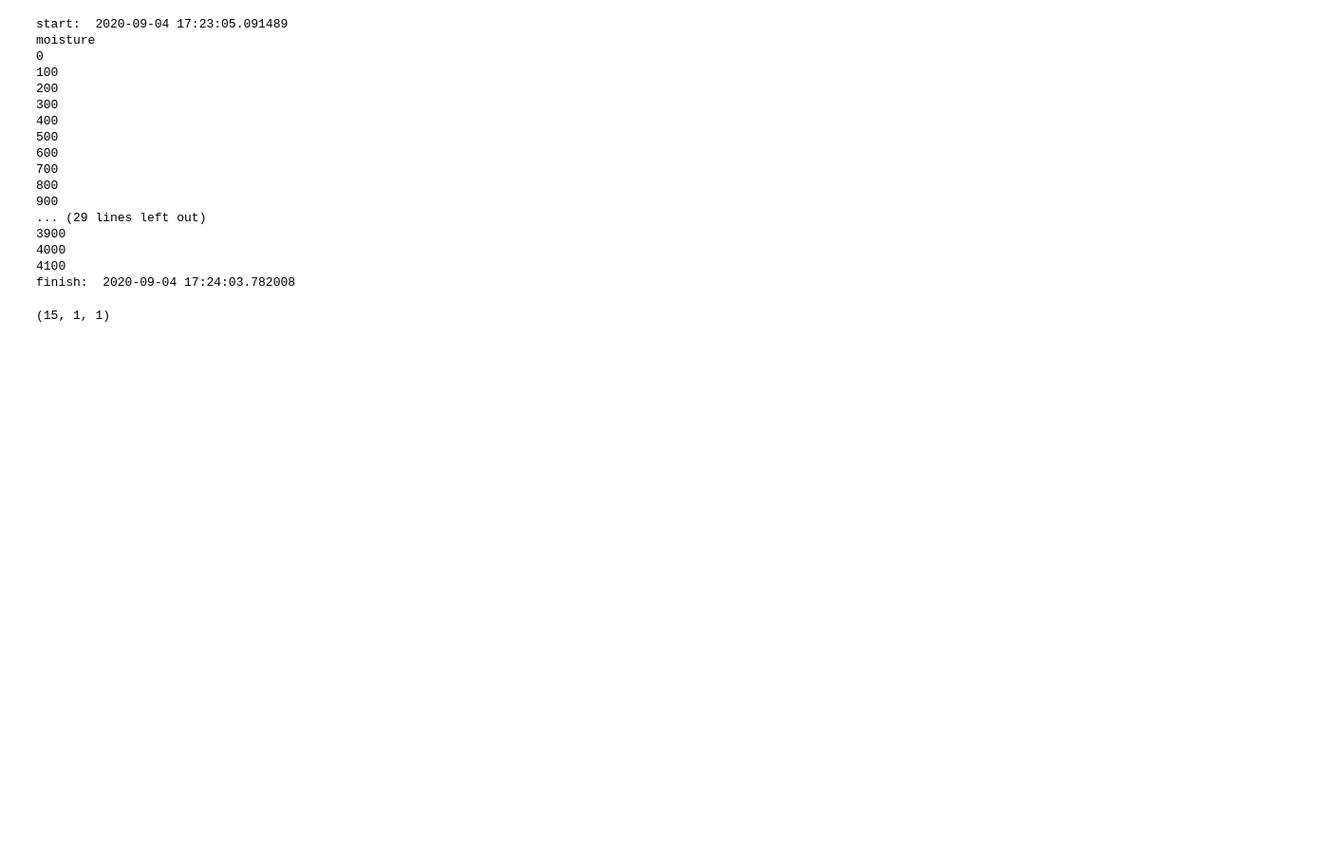
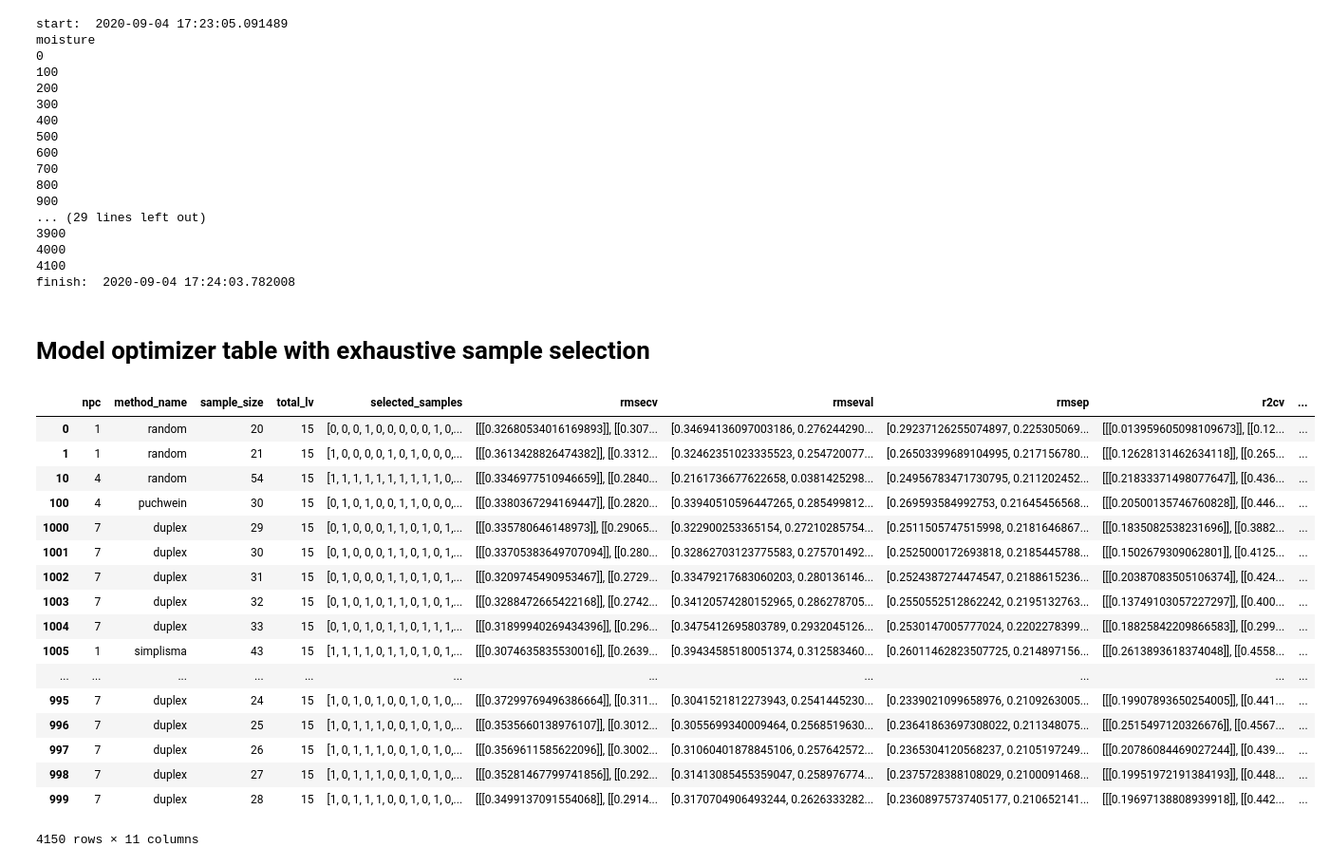
Before and after one commit to vfonsecad/sample_selection_simpls, a Jupyter notebook: experiments/exp001/scripts/02_use_simpls_module_sample_selection.ipynb, the cells around one changed output. Shown: that part at 95% size. Saved outputs shown, nothing was run; the diff lists cells and outputs as text; code cells hidden in the pictures; blank space fills up the shorter version.

```diff
--- a/experiments/exp001/scripts/02_use_simpls_module_sample_selection.ipynb
+++ b/experiments/exp001/scripts/02_use_simpls_module_sample_selection.ipynb
@@ -15,7 +15,7 @@ import datetime
 import os
 
 
-base_dir = "/home/u0106869/vfonsecad/kul_phd/github_projects/sample_selection_simpls"
+base_dir = "/sample_selection_simpls"
 
 # --- data handling modules
 
@@ -231,7 +231,3 @@ moisture
 4000
 4100
 finish:  2020-09-04 17:24:03.782008
-# %%
-df_output.iloc[0]["rmsecv"].shape
-# %% [output]
-(15, 1, 1)
@@ -239,0 +234,23 @@ df_output.iloc[0]["rmsecv"].shape
+# %% [markdown]
+# Model optimizer table with exhaustive sample selection
+# %%
+df_output
+# %% [output]
+|  | npc | method_name | sample_size | total_lv | selected_samples | rmsecv | rmseval | rmsep | r2cv | ... |
+| 0 | 1 | random | 20 | 15 | [0, 0, 0, 1, 0, 0, 0, 0, 0, 1, 0,... | [[[0.32680534016169893]], [[0.307... | [0.34694136097003186, 0.276244290... | [0.29237126255074897, 0.225305069... | [[[0.013959605098109673]], [[0.12... | ... |
+| 1 | 1 | random | 21 | 15 | [1, 0, 0, 0, 0, 1, 0, 1, 0, 0, 0,... | [[[0.3613428826474382]], [[0.3312... | [0.32462351023335523, 0.254720077... | [0.26503399689104995, 0.217156780... | [[[0.12628131462634118]], [[0.265... | ... |
+| 10 | 4 | random | 54 | 15 | [1, 1, 1, 1, 1, 1, 1, 1, 1, 1, 0,... | [[[0.3346977510946659]], [[0.2840... | [0.2161736677622658, 0.0381425298... | [0.24956783471730795, 0.211202452... | [[[0.21833371498077647]], [[0.436... | ... |
+| 100 | 4 | puchwein | 30 | 15 | [0, 1, 0, 1, 0, 0, 1, 1, 0, 0, 0,... | [[[0.3380367294169447]], [[0.2820... | [0.33940510596447265, 0.285499812... | [0.269593584992753, 0.21645456568... | [[[0.20500135746760828]], [[0.446... | ... |
+| 1000 | 7 | duplex | 29 | 15 | [0, 1, 0, 0, 0, 1, 1, 0, 1, 0, 1,... | [[[0.335780646148973]], [[0.29065... | [0.322900253365154, 0.27210285754... | [0.2511505747515998, 0.2181646867... | [[[0.1835082538231696]], [[0.3882... | ... |
+| 1001 | 7 | duplex | 30 | 15 | [0, 1, 0, 0, 0, 1, 1, 0, 1, 0, 1,... | [[[0.33705383649707094]], [[0.280... | [0.32862703123775583, 0.275701492... | [0.2525000172693818, 0.2185445788... | [[[0.1502679309062801]], [[0.4125... | ... |
+| 1002 | 7 | duplex | 31 | 15 | [0, 1, 0, 0, 0, 1, 1, 0, 1, 0, 1,... | [[[0.3209745490953467]], [[0.2729... | [0.33479217683060203, 0.280136146... | [0.2524387274474547, 0.2188615236... | [[[0.20387083505106374]], [[0.424... | ... |
+| 1003 | 7 | duplex | 32 | 15 | [0, 1, 0, 1, 0, 1, 1, 0, 1, 0, 1,... | [[[0.3288472665422168]], [[0.2742... | [0.34120574280152965, 0.286278705... | [0.2550552512862242, 0.2195132763... | [[[0.13749103057227297]], [[0.400... | ... |
+| 1004 | 7 | duplex | 33 | 15 | [0, 1, 0, 1, 0, 1, 1, 0, 1, 1, 1,... | [[[0.31899940269434396]], [[0.296... | [0.3475412695803789, 0.2932045126... | [0.2530147005777024, 0.2202278399... | [[[0.18825842209866583]], [[0.299... | ... |
+| 1005 | 1 | simplisma | 43 | 15 | [1, 1, 1, 1, 0, 1, 1, 0, 1, 0, 1,... | [[[0.3074635835530016]], [[0.2639... | [0.39434585180051374, 0.312583460... | [0.26011462823507725, 0.214897156... | [[[0.2613893618374048]], [[0.4558... | ... |
+| ... | ... | ... | ... | ... | ... | ... | ... | ... | ... | ... |
+| 995 | 7 | duplex | 24 | 15 | [1, 0, 1, 0, 1, 0, 0, 1, 0, 1, 0,... | [[[0.37299769496386664]], [[0.311... | [0.3041521812273943, 0.2541445230... | [0.2339021099658976, 0.2109263005... | [[[0.19907893650254005]], [[0.441... | ... |
+| 996 | 7 | duplex | 25 | 15 | [1, 0, 1, 1, 1, 0, 0, 1, 0, 1, 0,... | [[[0.3535660138976107]], [[0.3012... | [0.3055699340009464, 0.2568519630... | [0.23641863697308022, 0.211348075... | [[[0.2515497120326676]], [[0.4567... | ... |
+| 997 | 7 | duplex | 26 | 15 | [1, 0, 1, 1, 1, 0, 0, 1, 0, 1, 0,... | [[[0.3569611585622096]], [[0.3002... | [0.31060401878845106, 0.257642572... | [0.2365304120568237, 0.2105197249... | [[[0.20786084469027244]], [[0.439... | ... |
+| 998 | 7 | duplex | 27 | 15 | [1, 0, 1, 1, 1, 0, 0, 1, 0, 1, 0,... | [[[0.35281467799741856]], [[0.292... | [0.31413085455359047, 0.258976774... | [0.2375728388108029, 0.2100091468... | [[[0.19951972191384193]], [[0.448... | ... |
+| 999 | 7 | duplex | 28 | 15 | [1, 0, 1, 1, 1, 0, 0, 1, 0, 1, 0,... | [[[0.3499137091554068]], [[0.2914... | [0.3170704906493244, 0.2626333282... | [0.23608975737405177, 0.210652141... | [[[0.19697138808939918]], [[0.442... | ... |
+4150 rows × 11 columns
```
Also changed, not shown: parts of 1 cell of this notebook, 15 other files.
